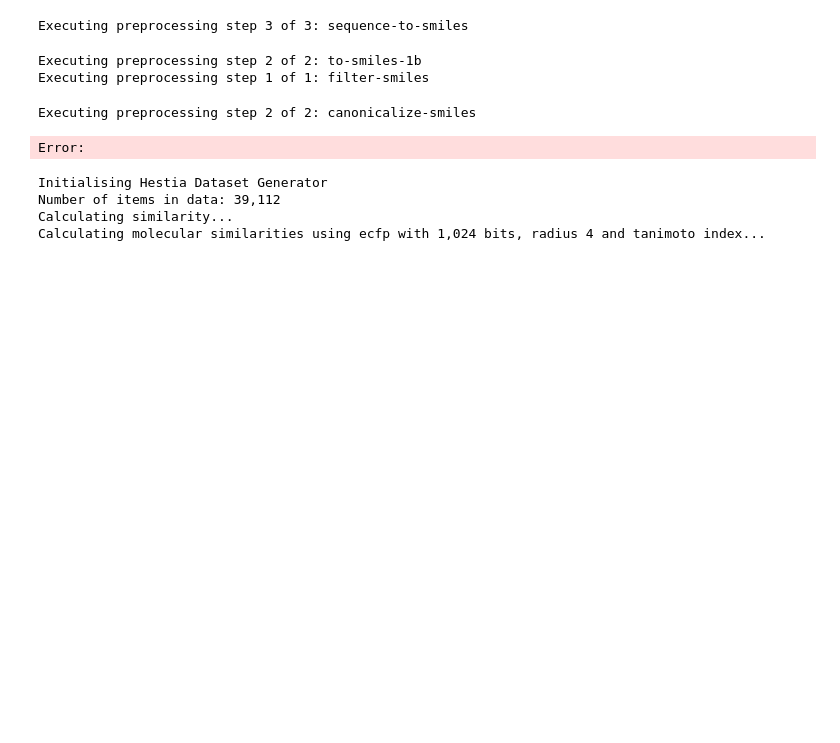
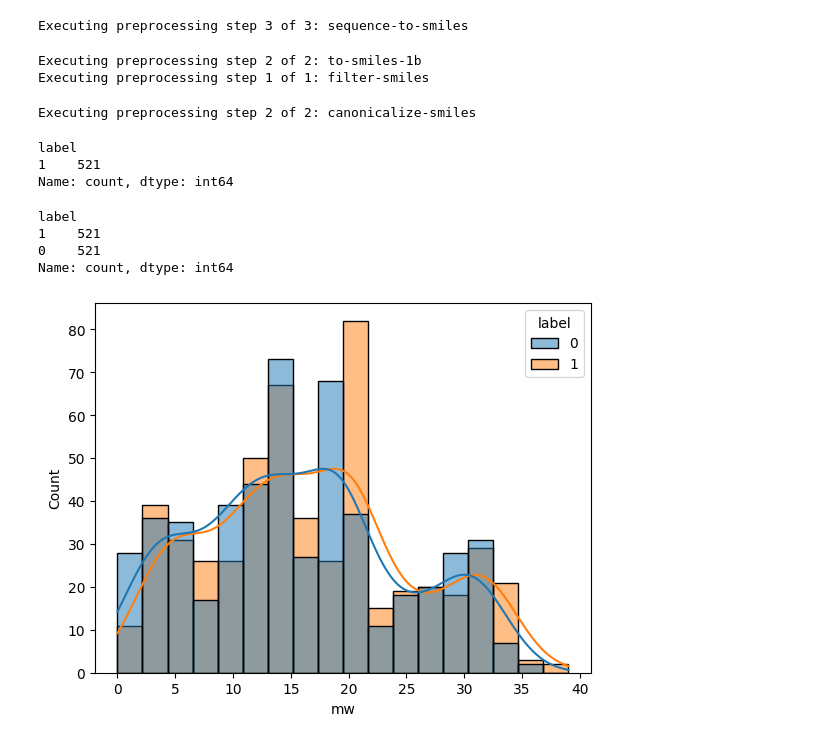
Before and after one commit to IBM/AutoPeptideML, a Jupyter notebook: examples/AutoPeptideML2.ipynb, the cells around one changed output. Drawn from its saved outputs; the diff is of its cells as text; code cells hidden in the pictures; blank space fills up the shorter version.

```diff
--- a/examples/AutoPeptideML2.ipynb
+++ b/examples/AutoPeptideML2.ipynb
@@ -3,9 +23,11 @@ import pandas as pd
 from autopeptideml import AutoPeptideML
 
 # Load data
-df = pd.read_csv('antibacterial_data_canonical.csv')
-df2 = pd.read_csv('antibacterial_data_noncanonical.csv')
-all_inputs = df['sequence'].tolist() + df['SMILES'].tolist()
+df = pd.read_csv('c-antiviral.csv')
+df = df[df['labels'] == 1].sample(100)
+df2 = pd.read_csv('nc-antiviral.csv')
+df2 = df2[df2['labels'] == 1]
+all_inputs = df['sequence'].tolist() + df2['SMILES'].tolist()
 
 # Initialise AutoPeptideML
 apml = AutoPeptideML(
@@ -19,14 +41,6 @@ apml.preprocess_data(
     n_jobs=5,
     verbose=True
 )
-
-# Build models
-apml.build_models(split_strategy='min',
-                  task='class',
-                  reps=['chemberta-2', 'ecfp', 'esm2-8m',
-                        'peptideclm'],
-                  device='mps',
-                  n_trials=200)
 # %% [output]
 Executing preprocessing step 1 of 2: to-smiles-1
 Executing preprocessing step 1 of 2: to-smiles-1a
@@ -36,39 +50,10 @@ Executing preprocessing step 3 of 3: sequence-to-smiles
 Executing preprocessing step 2 of 2: to-smiles-1b
 Executing preprocessing step 1 of 1: filter-smiles
 Executing preprocessing step 2 of 2: canonicalize-smiles
-# %%
-# Sample negatives
-apml.sample_negatives(
-    target_db='both',
-    activities_to_exclude='Antibacterial',
-    desired_ratio=1.0,
-    sample_by='mw',
-    n_jobs=10
-)
-# %% [output]
-Error:
-# %%
-# Build model
-from hestia import HestiaGenerator, SimArguments
-
-sim_args = SimArguments(
-    data_type='small molecule', fingerprint='ecfp',
-    radius=4, min_threshold=0.1,
-    verbose=3, field_name=apml.sequence_field,
-)
-hdg = HestiaGenerator(apml.df, verbose=True)
-hdg.calculate_partitions(
-    sim_args=sim_args, label_name=apml.label_field,
-    min_threshold=0.1, threshold_step=0.1)
-
-apml.build_models(split_strategy='min',
-                  task='class',
-                  hestia_generator=hdg,
-                  reps=['chemberta-2', 'ecfp', 'esm2-8m', 'peptideclm'],
-                  device='mps',
-                  n_trials=200)
-# %% [output]
-Initialising Hestia Dataset Generator
-Number of items in data: 39,112
-Calculating similarity...
-Calculating molecular similarities using ecfp with 1,024 bits, radius 4 and tanimoto index...
+# %%
+# Check distribution of labels
+apml.df.label.value_counts()
+# %% [output]
+label
+1    521
+Name: count, dtype: int64
@@ -74,0 +69,12 @@ Calculating molecular similarities using ecfp with 1,024 bits, radius 4 and tani
+# %%
+# Check distribution of labels after negative sampling
+import seaborn as sns
+
+sns.histplot(apml.df, x='mw', hue='label', kde=True, alpha=0.5)
+apml.df.label.value_counts()
+# %% [output]
+label
+1    521
+0    521
+Name: count, dtype: int64
+[figure, added]
```
Also changed, not shown: parts of 6 cells of this notebook.
